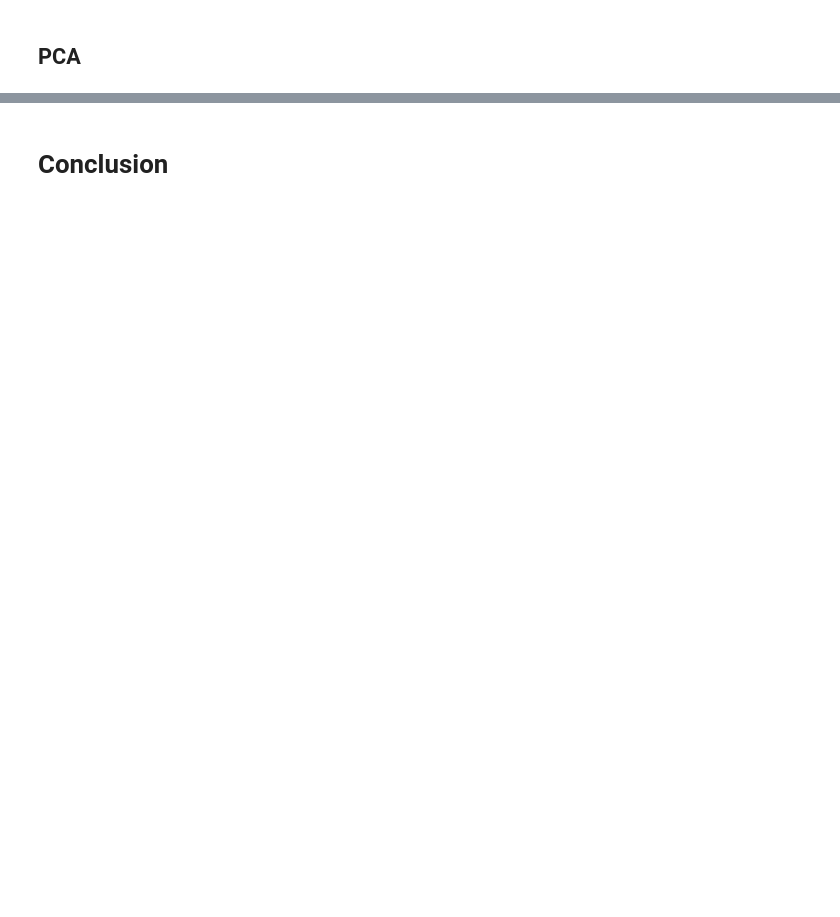
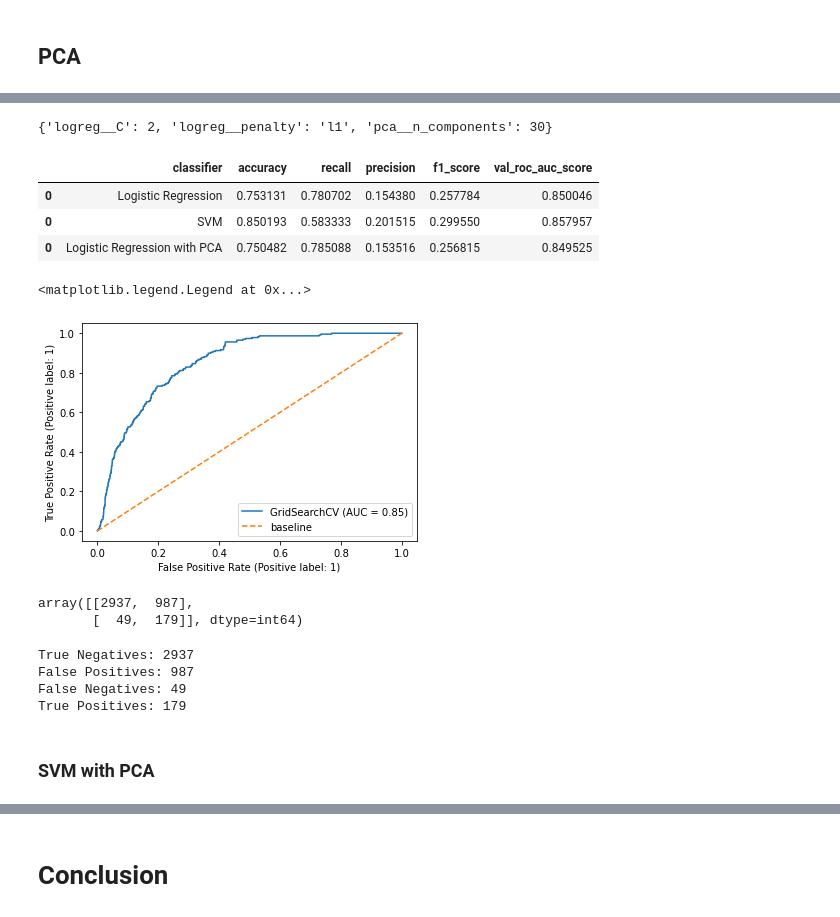
Before and after one commit to kkhalis/project_4, a Jupyter notebook: Project 4 - West Nile Virus Prediction_Casper.ipynb, the cells around one changed output, grey strips where cells are left out. Drawn from its saved outputs; the diff is of its cells as text; code cells hidden in the pictures; blank space fills up the shorter version.

```diff
--- a/Project 4 - West Nile Virus Prediction_Casper.ipynb
+++ b/Project 4 - West Nile Virus Prediction_Casper.ipynb
@@ -1481,0 +313,6 @@ pca = PCA(random_state=100)
+# %%
+# embed pca in a pipeline
+pipe = Pipeline([('sampling', SMOTE()),
+                 ('pca', PCA(n_components=[20, 25, 30])),
+                 ('logreg', LogisticRegression(solver='liblinear', random_state=100))
+                ])
@@ -1481,0 +339,13 @@ pca = PCA(random_state=100)
+# %%
+logreg_pca_params = {
+    'logreg__penalty': ['l1','l2'],
+    'logreg__C': [1, 1.5, 2],
+    'pca__n_components': [20, 30, 40]
+    #'sampling__sampling_strategy': ['minority', 'not minority', 'auto'],
+    #'sampling__k_neighbors': [3, 5],
+}
+# %%
+logreg_pca_grid = GridSearchCV(pipe, logreg_pca_params, verbose=2, n_jobs=-1)
+# %%
+%%time
+logreg_pca_grid.fit(Xs_train, y_train)
@@ -1481,0 +372,4 @@ pca = PCA(random_state=100)
+# %%
+logreg_pca_grid.best_params_
+# %% [output]
+{'logreg__C': 2, 'logreg__penalty': 'l1', 'pca__n_components': 30}
@@ -1481,0 +393,40 @@ pca = PCA(random_state=100)
+# %%
+# append dict to df to compare classifier performance
+df_results = df_results.append(logreg_pca_results)
+df_results
+# %% [output]
+|  | classifier | accuracy | recall | precision | f1_score | val_roc_auc_score |
+| 0 | Logistic Regression | 0.753131 | 0.780702 | 0.154380 | 0.257784 | 0.850046 |
+| 0 | SVM | 0.850193 | 0.583333 | 0.201515 | 0.299550 | 0.857957 |
+| 0 | Logistic Regression with PCA | 0.750482 | 0.785088 | 0.153516 | 0.256815 | 0.849525 |
+# %%
+# ROC curve
+plot_roc_curve(logreg_pca_grid, Xs_val, y_val)
+
+# add worst case scenario line
+plt.plot([0,1], [0,1], label='baseline', linestyle='--')
+
+# add a legend
+plt.legend()
+# %% [output]
+<matplotlib.legend.Legend at 0x...>
+[figure, added]
+# %%
+confusion_matrix(y_val, y_val_pred)
+# %% [output]
+array([[2937,  987],
+       [  49,  179]], dtype=int64)
+# %%
+tn, fp, fn, tp = confusion_matrix(y_val, y_val_pred).ravel()
+
+print("True Negatives: %s" % tn)
+print("False Positives: %s" % fp)
+print("False Negatives: %s" % fn)
+print("True Positives: %s" % tp)
+# %% [output]
+True Negatives: 2937
+False Positives: 987
+False Negatives: 49
+True Positives: 179
+# %% [markdown]
+### SVM with PCA
```
Also changed, not shown: parts of 233 cells of this notebook, 1 other file.
